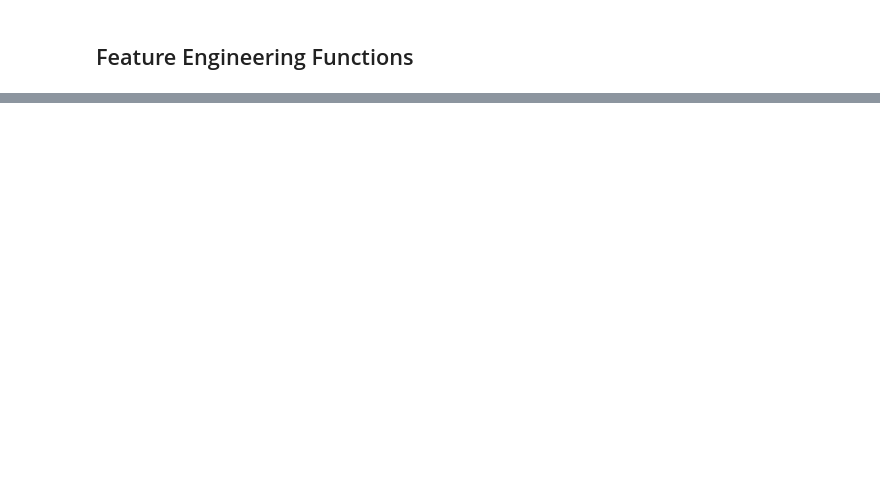
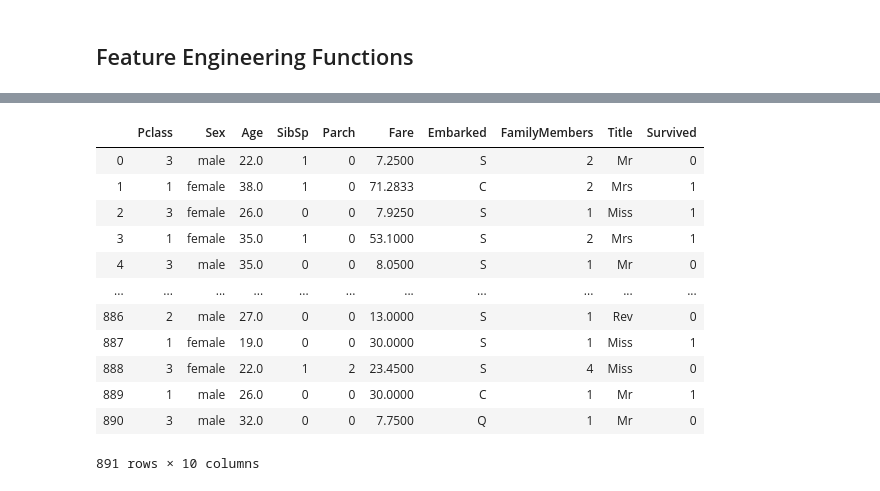
Before and after one commit to SamButterfield/csc8111_machine_learning_coursework, a Jupyter notebook: CSC8111_SB_Titanic_Coursework.ipynb, the cells around one changed output, grey strips where cells are left out. Drawn from its saved outputs; the diff is of its cells as text; code cells hidden in the pictures; blank space fills up the shorter version.

Commit message:
Added a cleaner Function

```diff
--- a/CSC8111_SB_Titanic_Coursework.ipynb
+++ b/CSC8111_SB_Titanic_Coursework.ipynb
@@ -367,0 +360,28 @@ def engineer_family_name(df):
+# %%
+#Cleaner Function
+def cleaner(df):
+    """
+    Takes the titanic datasets and calls the feature engineering functions, then selects the features ["Pclass", "Sex", "Age", "SibSp", "Parch", "Fare", "Embarked",
+             "FamilyMembers", "Title", "Survived"]. With it then imputes the missing values from the Age and Embarked Features.
+    """
+    # Add Features
+    df = engineer_family_members(df)
+    df = engineer_title(df)
+
+    # Feature Selection
+    df = df[["Pclass", "Sex", "Age", "SibSp", "Parch", "Fare", "Embarked",
+             "FamilyMembers", "Title", "Survived"]].copy()
+
+    # Clean Embarked
+    titles = df["Title"].unique()
+    df['Embarked'].fillna(df['Embarked'].mode()[0], inplace = True)
+    # Clean Age
+    # cond & val loop filler
+    cond = []
+    val = []
+    for i in titles:
+        cond.append(df.Title == i)
+        val.append(round(df[(df.Title == i)].Age.mean()))
+    df['Age'] = np.where(df['Age'].isnull(), np.select(cond, val), df['Age'])
+
+    return df
@@ -367,0 +390,18 @@ def engineer_family_name(df):
+# %%
+ = cleaner(train_df)
+test.isna().sum()
+test
+# %% [output]
+|  | Pclass | Sex | Age | SibSp | Parch | Fare | Embarked | FamilyMembers | Title | Survived |
+| 0 | 3 | male | 22.0 | 1 | 0 | 7.2500 | S | 2 | Mr | 0 |
+| 1 | 1 | female | 38.0 | 1 | 0 | 71.2833 | C | 2 | Mrs | 1 |
+| 2 | 3 | female | 26.0 | 0 | 0 | 7.9250 | S | 1 | Miss | 1 |
+| 3 | 1 | female | 35.0 | 1 | 0 | 53.1000 | S | 2 | Mrs | 1 |
+| 4 | 3 | male | 35.0 | 0 | 0 | 8.0500 | S | 1 | Mr | 0 |
+| ... | ... | ... | ... | ... | ... | ... | ... | ... | ... | ... |
+| 886 | 2 | male | 27.0 | 0 | 0 | 13.0000 | S | 1 | Rev | 0 |
+| 887 | 1 | female | 19.0 | 0 | 0 | 30.0000 | S | 1 | Miss | 1 |
+| 888 | 3 | female | 22.0 | 1 | 2 | 23.4500 | S | 4 | Miss | 0 |
+| 889 | 1 | male | 26.0 | 0 | 0 | 30.0000 | C | 1 | Mr | 1 |
+| 890 | 3 | male | 32.0 | 0 | 0 | 7.7500 | Q | 1 | Mr | 0 |
+891 rows × 10 columns
```
Also changed, not shown: parts of 6 cells of this notebook.
